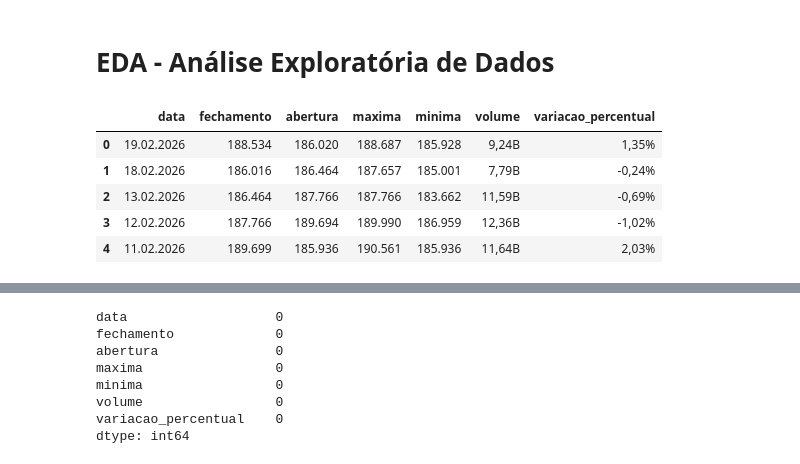
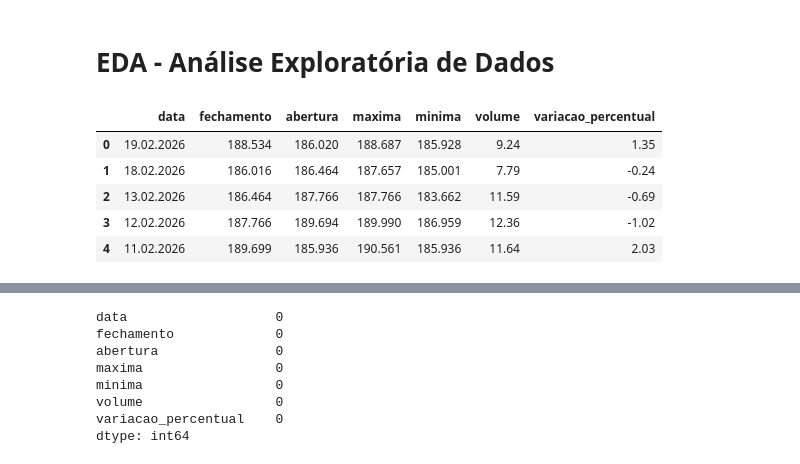
Before and after one commit to naruto112/data_analytics_fase2, a Jupyter notebook: Code/modelagem/tratamento_dados_historicos.ipynb, the cells around one changed output, grey strips where cells are left out. Drawn from its saved outputs; the diff is of its cells as text; code cells hidden in the pictures.

```diff
--- a/Code/modelagem/tratamento_dados_historicos.ipynb
+++ b/Code/modelagem/tratamento_dados_historicos.ipynb
@@ -56,11 +70,15 @@ memory usage: 29.3 KB
 # %%
 # renomeando as colunas
 ibovespa.rename(columns={'Data': 'data', 'Abertura': 'abertura', 'Máxima': 'maxima', 'Mínima': 'minima', 'Último': 'fechamento', 'Vol.': 'volume', "Var%": "variacao_percentual"}, inplace=True)
+ibovespa["volume"] = (ibovespa["volume"].str.replace("B", "").str.replace("M", "").str.replace(",", ".").astype(float))
+ibovespa["variacao_percentual"] = (ibovespa["variacao_percentual"].str.replace("%", "").str.replace(",", ".").astype(float))
+
+
 ibovespa.head()
 # %% [output]
 |  | data | fechamento | abertura | maxima | minima | volume | variacao_percentual |
-| 0 | 19.02.2026 | 188.534 | 186.020 | 188.687 | 185.928 | 9,24B | 1,35% |
-| 1 | 18.02.2026 | 186.016 | 186.464 | 187.657 | 185.001 | 7,79B | -0,24% |
-| 2 | 13.02.2026 | 186.464 | 187.766 | 187.766 | 183.662 | 11,59B | -0,69% |
-| 3 | 12.02.2026 | 187.766 | 189.694 | 189.990 | 186.959 | 12,36B | -1,02% |
-| 4 | 11.02.2026 | 189.699 | 185.936 | 190.561 | 185.936 | 11,64B | 2,03% |
+| 0 | 19.02.2026 | 188.534 | 186.020 | 188.687 | 185.928 | 9.24 | 1.35 |
+| 1 | 18.02.2026 | 186.016 | 186.464 | 187.657 | 185.001 | 7.79 | -0.24 |
+| 2 | 13.02.2026 | 186.464 | 187.766 | 187.766 | 183.662 | 11.59 | -0.69 |
+| 3 | 12.02.2026 | 187.766 | 189.694 | 189.990 | 186.959 | 12.36 | -1.02 |
+| 4 | 11.02.2026 | 189.699 | 185.936 | 190.561 | 185.936 | 11.64 | 2.03 |
```
Also changed, not shown: parts of 37 cells of this notebook.
